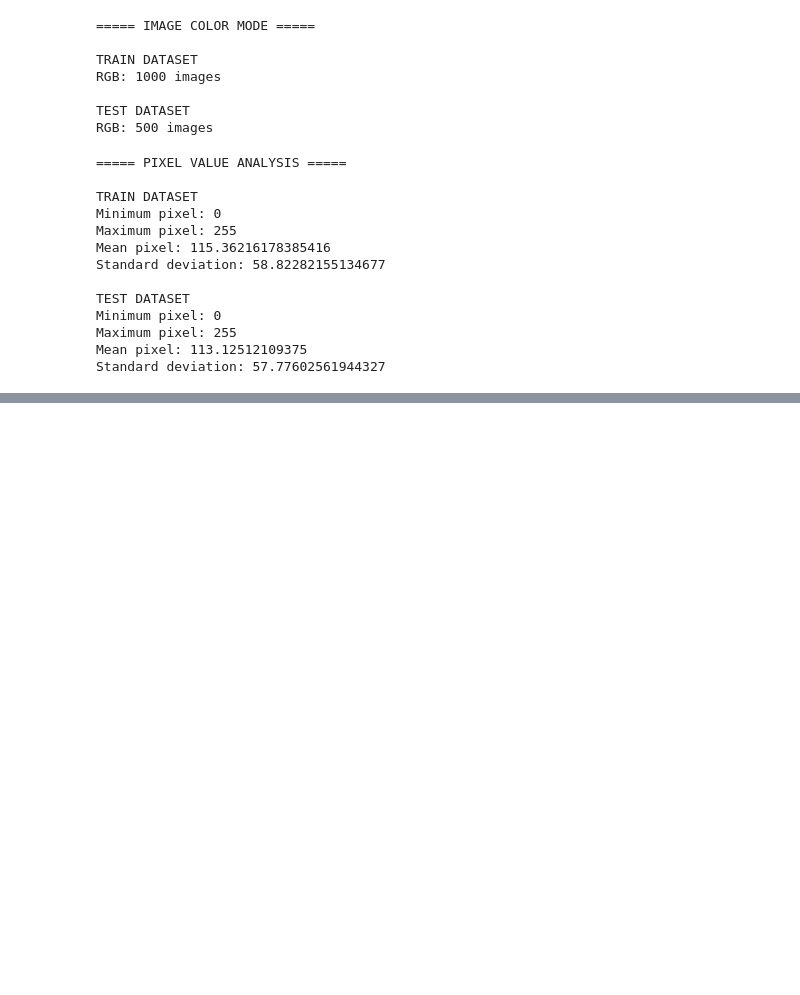
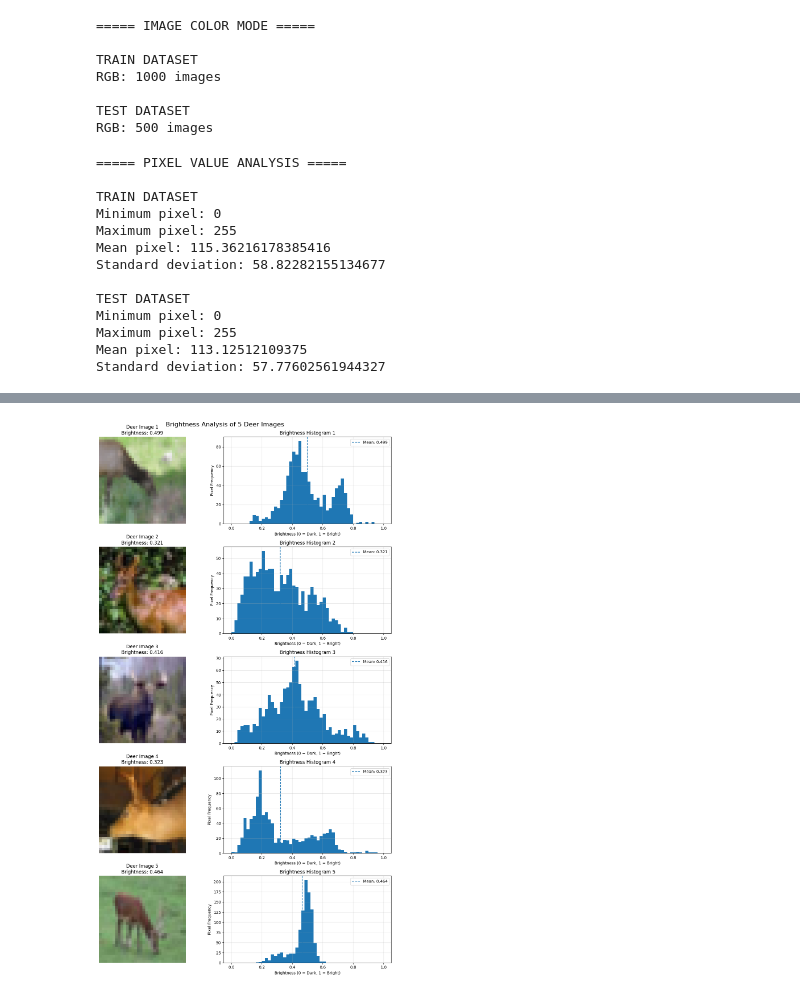
Before and after one commit to MRamadhan000/PRAKTIKUM-PEMBELAJARAN-MESIN, a Jupyter notebook: m3/demo/m3-demo.ipynb, the cells around one changed output, grey strips where cells are left out. Drawn from its saved outputs; the diff is of its cells as text; code cells hidden in the pictures; blank space fills up the shorter version.

```diff
--- a/m3/demo/m3-demo.ipynb
+++ b/m3/demo/m3-demo.ipynb
@@ -387,0 +359,54 @@ plt.show()
+# %%
+# Ambil batch gambar dari train_generator
+images, labels = next(train_generator)
+
+# Ambil 5 gambar deer
+deer_indices = np.where(
+    labels == train_generator.class_indices['deer']
+)[0][:5]
+
+fig, axes = plt.subplots(5, 2, figsize=(12, 20))
+
+for i, idx in enumerate(deer_indices):
+    img = images[idx]
+
+    # Konversi RGB menjadi grayscale
+    grayscale = np.mean(img, axis=2)
+
+    # Hitung rata-rata brightness
+    brightness = np.mean(grayscale)
+
+    # Tampilkan gambar
+    axes[i, 0].imshow(img)
+    axes[i, 0].set_title(
+        f'Deer Image {i+1}\nBrightness: {brightness:.3f}'
+    )
+    axes[i, 0].axis('off')
+
+    # Histogram kecerahan
+    axes[i, 1].hist(
+        grayscale.flatten(),
+        bins=50,
+        range=(0, 1)
+    )
+
+    axes[i, 1].axvline(
+        brightness,
+        linestyle='--',
+        label=f'Mean: {brightness:.3f}'
+    )
+
+    axes[i, 1].set_title(f'Brightness Histogram {i+1}')
+    axes[i, 1].set_xlabel('Brightness (0 = Dark, 1 = Bright)')
+    axes[i, 1].set_ylabel('Pixel Frequency')
+    axes[i, 1].legend()
+    axes[i, 1].grid(alpha=0.3)
+
+plt.suptitle(
+    'Brightness Analysis of 5 Deer Images',
+    fontsize=16
+)
+plt.tight_layout()
+plt.show()
+# %% [output]
+[figure, added]
```
Also changed, not shown: parts of 21 cells of this notebook.
